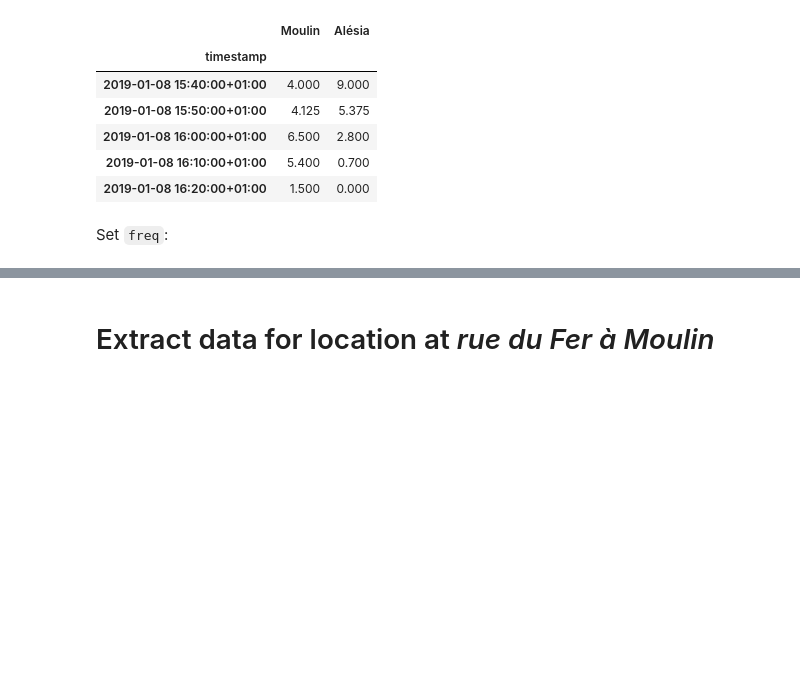
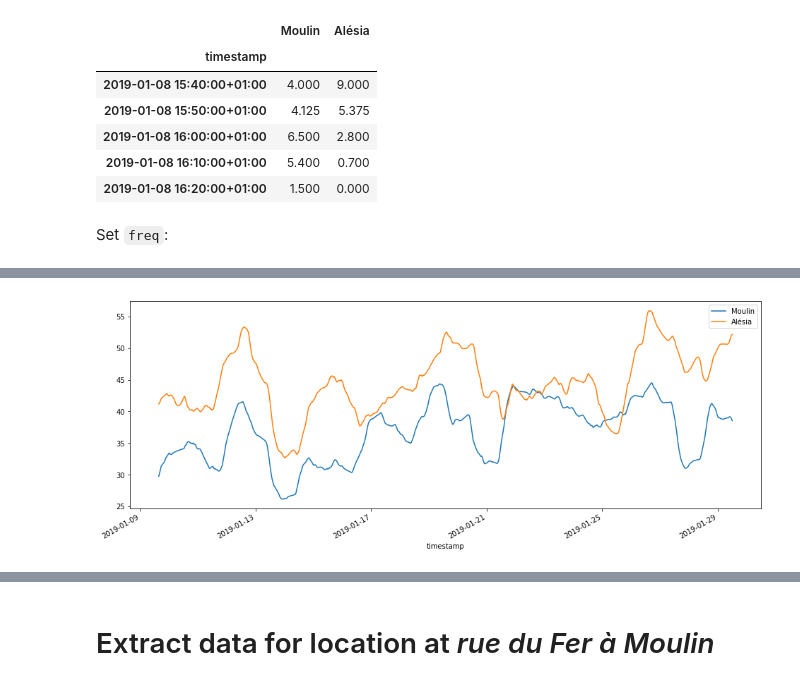
Before and after one commit to antoinechoffrut/la_permanence, a Jupyter notebook: la_permanence_stats.ipynb, the cells around one changed output, grey strips where cells are left out. Saved outputs shown, nothing was run; the diff lists cells and outputs as text; code cells hidden in the pictures; blank space fills up the shorter version.

```diff
--- a/la_permanence_stats.ipynb
+++ b/la_permanence_stats.ipynb
@@ -98,0 +121,4 @@ attendance = attendance.asfreq(FREQ)
+# %%
+attendance.rolling(DAY_SEASONALITY).mean().plot(figsize=(16, 6));
+# %% [output]
+[figure, added]
```
Also changed, not shown: parts of 19 cells of this notebook, 4 other files.
